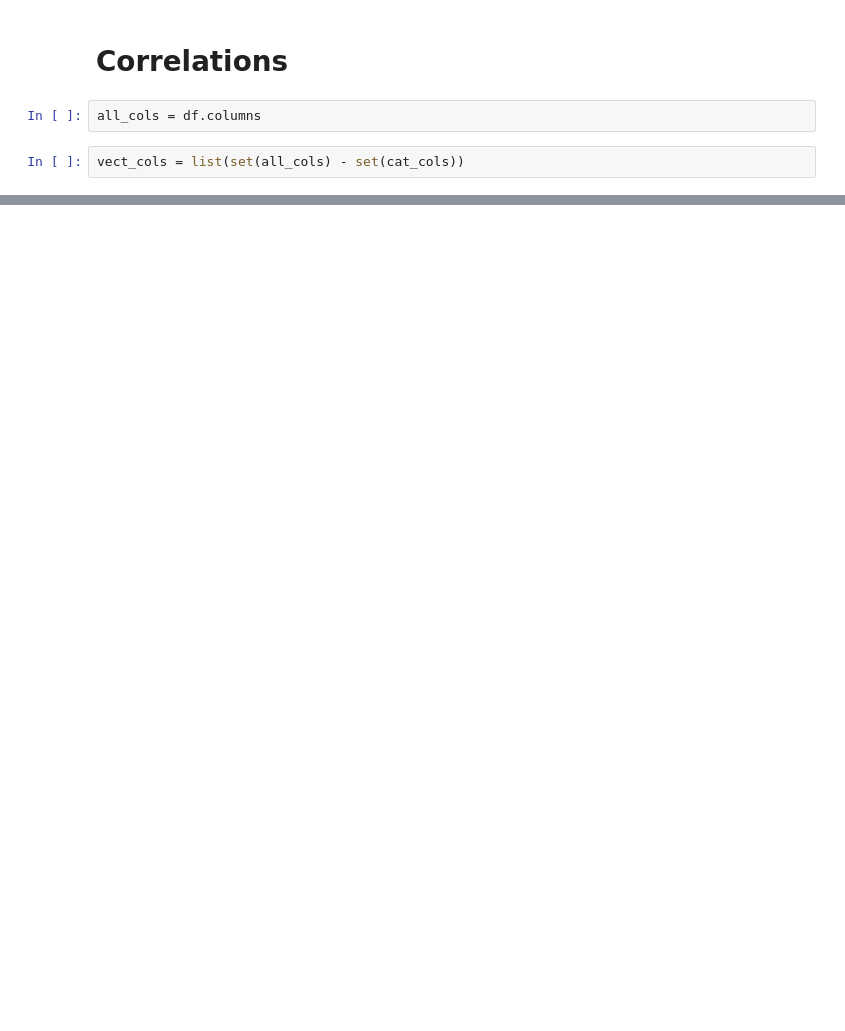
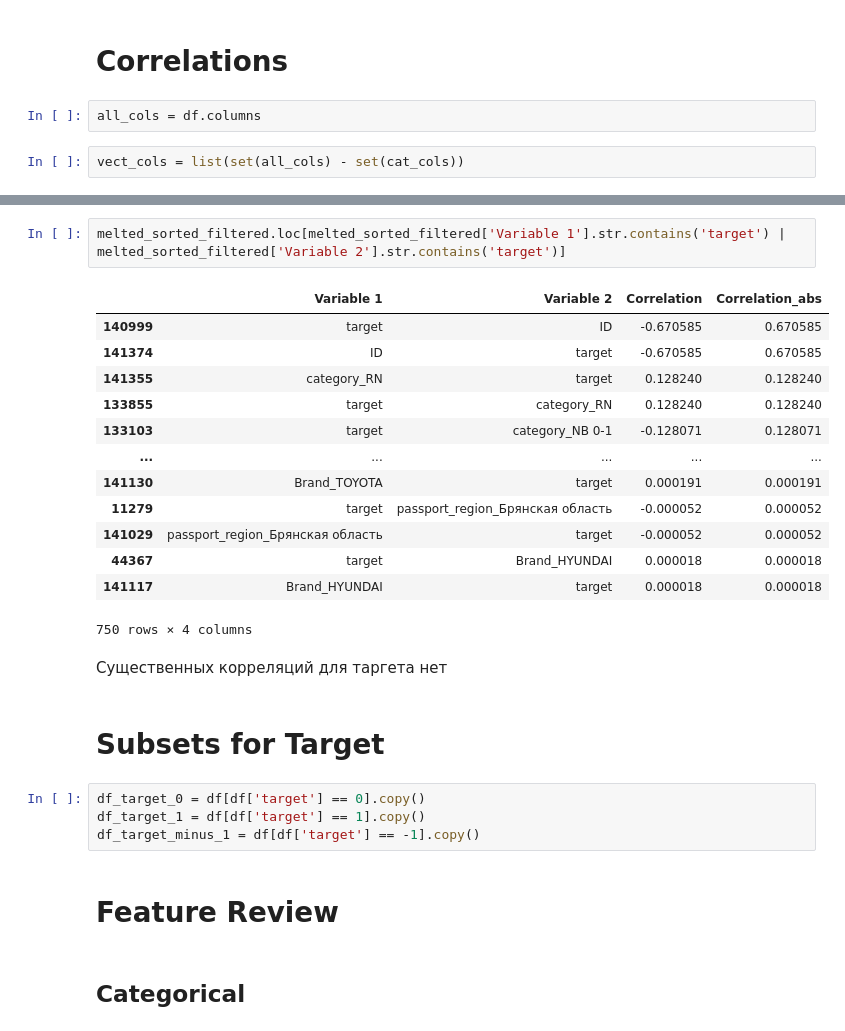
Before and after one commit to damnpav/insurance_task, a Jupyter notebook: notebooks/0_EDA.ipynb, the cells around one changed output, grey strips where cells are left out. Cells and saved outputs as stored; diff of their text form; blank space fills up the shorter version.

Commit message:
feature review

```diff
--- a/notebooks/0_EDA.ipynb
+++ b/notebooks/0_EDA.ipynb
@@ -112,0 +139,28 @@ vect_cols = list(set(all_cols) - set(cat_cols))
+# %%
+melted_sorted_filtered.loc[melted_sorted_filtered['Variable 1'].str.contains('target') | melted_sorted_filtered['Variable 2'].str.contains('target')]
+# %% [output]
+|  | Variable 1 | Variable 2 | Correlation | Correlation_abs |
+| 140999 | target | ID | -0.670585 | 0.670585 |
+| 141374 | ID | target | -0.670585 | 0.670585 |
+| 141355 | category_RN | target | 0.128240 | 0.128240 |
+| 133855 | target | category_RN | 0.128240 | 0.128240 |
+| 133103 | target | category_NB 0-1 | -0.128071 | 0.128071 |
+| ... | ... | ... | ... | ... |
+| 141130 | Brand_TOYOTA | target | 0.000191 | 0.000191 |
+| 11279 | target | passport_region_Брянская область | -0.000052 | 0.000052 |
+| 141029 | passport_region_Брянская область | target | -0.000052 | 0.000052 |
+| 44367 | target | Brand_HYUNDAI | 0.000018 | 0.000018 |
+| 141117 | Brand_HYUNDAI | target | 0.000018 | 0.000018 |
+750 rows × 4 columns
+# %% [markdown]
+Существенных корреляций для таргета нет
+# %% [markdown]
+# Subsets for Target
+# %%
+df_target_0 = df[df['target'] == 0].copy()
+df_target_1 = df[df['target'] == 1].copy()
+df_target_minus_1 = df[df['target'] == -1].copy()
+# %% [markdown]
+# Feature Review
+# %% [markdown]
+## Categorical
```
Also changed, not shown: parts of 32 cells of this notebook.
